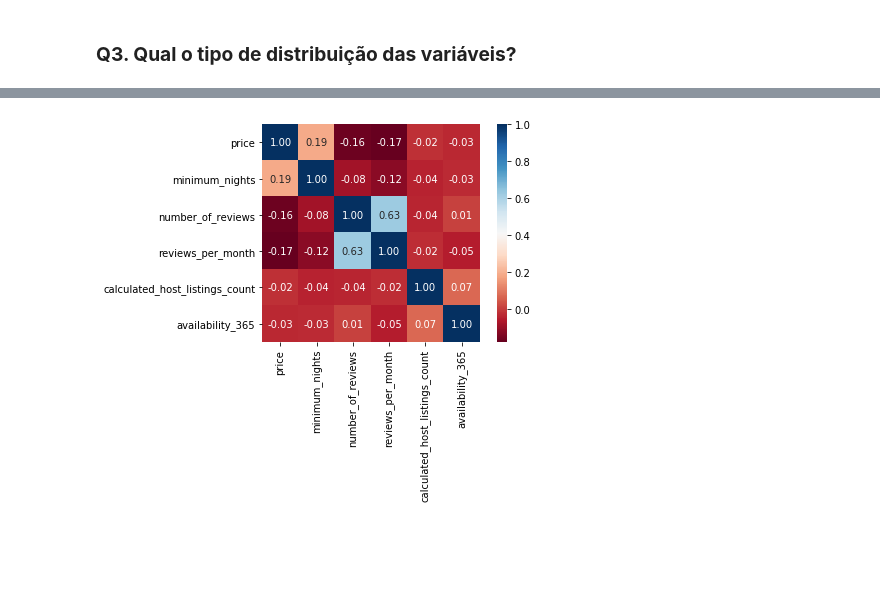
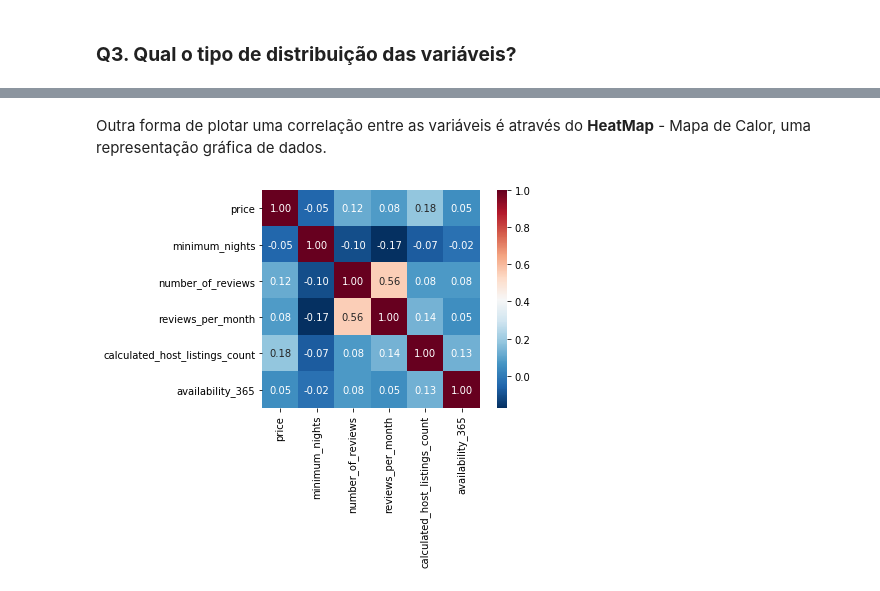
Before and after one commit to prisantos/portfolio_datascience, a Jupyter notebook: Analisando_os_Dados_do_Airbnb.ipynb, the cells around one changed output, grey strips where cells are left out. Saved outputs shown, nothing was run; the diff lists cells and outputs as text; code cells hidden in the pictures; blank space fills up the shorter version.

```diff
--- a/Analisando_os_Dados_do_Airbnb.ipynb
+++ b/Analisando_os_Dados_do_Airbnb.ipynb
@@ -28,6 +64,6 @@ import seaborn as sns
 # %%
 # importar o arquivo listings.csv para um DataFrame
-df = pd.read_csv("http://data.insideairbnb.com/brazil/rj/rio-de-janeiro/2019-07-15/visualisations/listings.csv")
+df = pd.read_csv("http://data.insideairbnb.com/mexico/df/mexico-city/2019-11-25/visualisations/listings.csv")
 # %% [markdown]
 ## Análise dos Dados
 # %% [markdown]
@@ -143,0 +318,6 @@ df.hist(bins=15, figsize=(15,10));
+# %%
+#limpar  os outliers
+df_clean = df.copy()
+df_clean.drop(df_clean[df_clean.price > 2800].index, axis=0, inplace=True)
+df_clean.drop(df_clean[df_clean.minimum_nights > 30].index, axis=0, inplace=True)
+df_clean.drop(df_clean[df_clean.price <= 0].index, axis=0, inplace=True)
@@ -170,12 +366,0 @@ df[['price', 'minimum_nights', 'number_of_reviews', 'reviews_per_month',
-# %%
-#limpar  os outliers
-df_clean = df.copy()
-df_clean.drop(df_clean[df_clean.price > 1500].index, axis=0, inplace=True)
-df_clean.drop(df_clean[df_clean.minimum_nights > 30].index, axis=0, inplace=True)
-
-
-# remover `neighbourhood_group`, pois está vazio
-df_clean.drop('neighbourhood_group', axis=1, inplace=True)
-
-# plotar o histograma para as variáveis numéricas
-df_clean.hist(bins=15, figsize=(15,10));
@@ -198,5 +395,7 @@ display(corr)
+# %% [markdown]
+Outra forma de plotar uma correlação entre as variáveis é através do **HeatMap** - Mapa de Calor,  uma representação gráfica de dados.
 # %%
 # plotar um heatmap a partir das correlações
-sns.heatmap(corr, cmap='RdBu', fmt='.2f', square=True, linecolor='white', annot=True);
+sns.heatmap(corr, cmap='RdBu_r', fmt='.2f', square=True, linecolor='white', annot=True);
 # %% [output]
-[figure, old version]
+[figure, new version]
```
Also changed, not shown: parts of 70 cells of this notebook.
